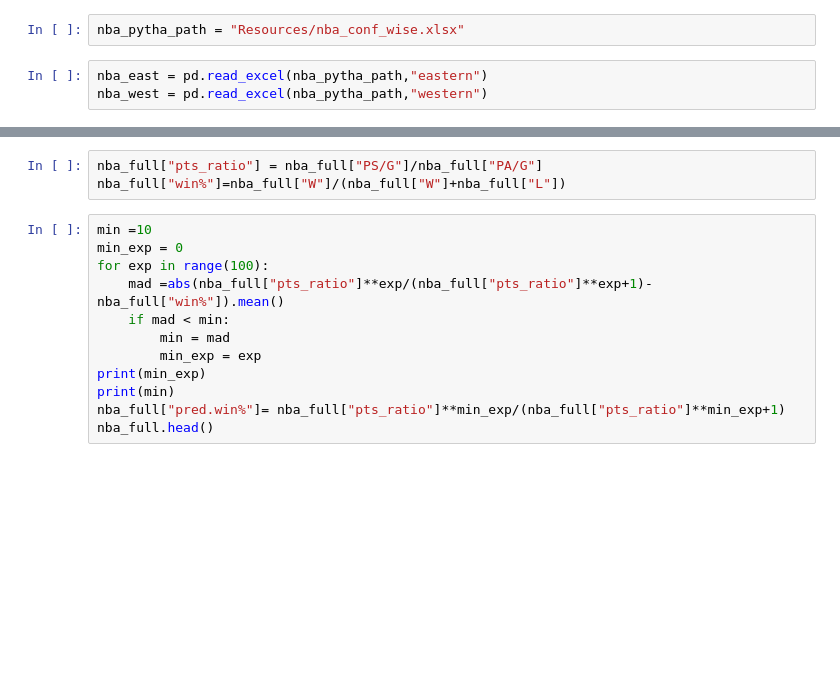
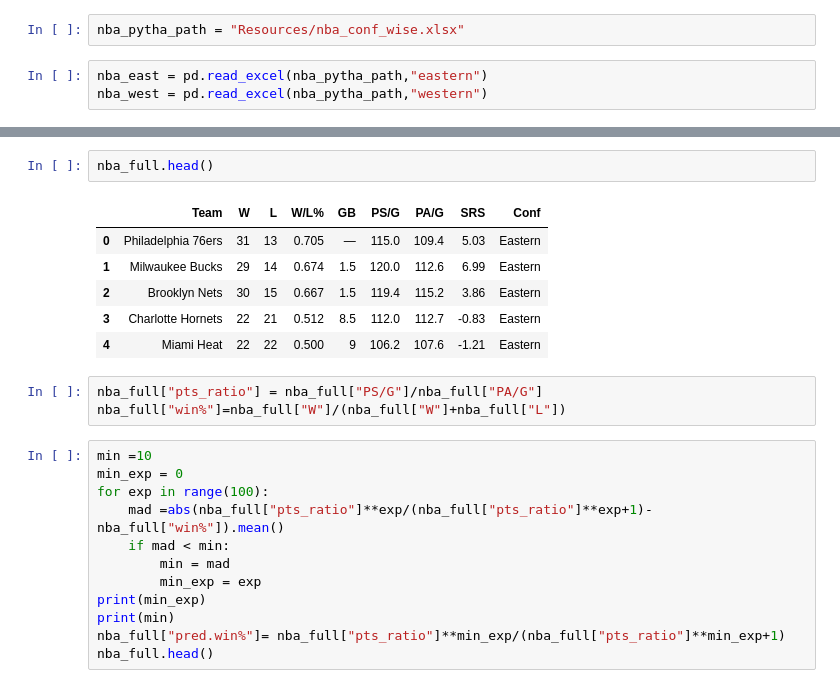
Before and after one commit to ramaditya524/nba21analysis, a Jupyter notebook: NBA_predicted_standings.ipynb, the cells around one changed output, grey strips where cells are left out. Cells and saved outputs as stored; diff of their text form; blank space fills up the shorter version.

```diff
--- a/NBA_predicted_standings.ipynb
+++ b/NBA_predicted_standings.ipynb
@@ -44,3 +52,12 @@ nba_full.tail()
+# %%
+nba_full.head()
+# %% [output]
+|  | Team | W | L | W/L% | GB | PS/G | PA/G | SRS | Conf |
+| 0 | Philadelphia 76ers | 31 | 13 | 0.705 | — | 115.0 | 109.4 | 5.03 | Eastern |
+| 1 | Milwaukee Bucks | 29 | 14 | 0.674 | 1.5 | 120.0 | 112.6 | 6.99 | Eastern |
+| 2 | Brooklyn Nets | 30 | 15 | 0.667 | 1.5 | 119.4 | 115.2 | 3.86 | Eastern |
+| 3 | Charlotte Hornets | 22 | 21 | 0.512 | 8.5 | 112.0 | 112.7 | -0.83 | Eastern |
+| 4 | Miami Heat | 22 | 22 | 0.500 | 9 | 106.2 | 107.6 | -1.21 | Eastern |
 # %%
 nba_full["pts_ratio"] = nba_full["PS/G"]/nba_full["PA/G"]
 nba_full["win%"]=nba_full["W"]/(nba_full["W"]+nba_full["L"])
```
Also changed, not shown: parts of 10 cells of this notebook, 1 other file.
